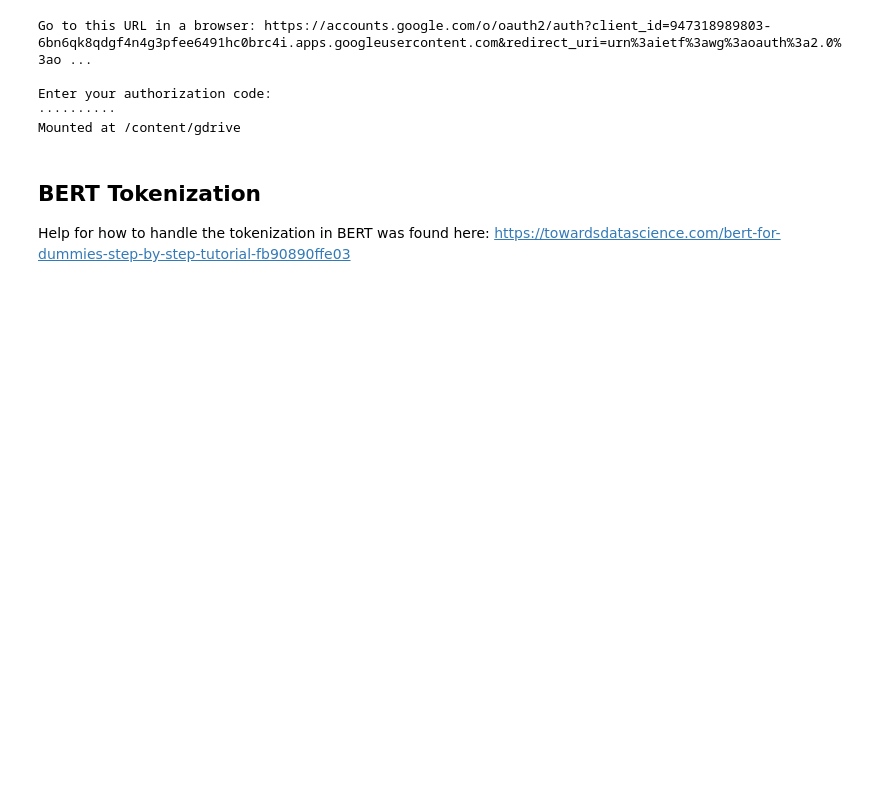
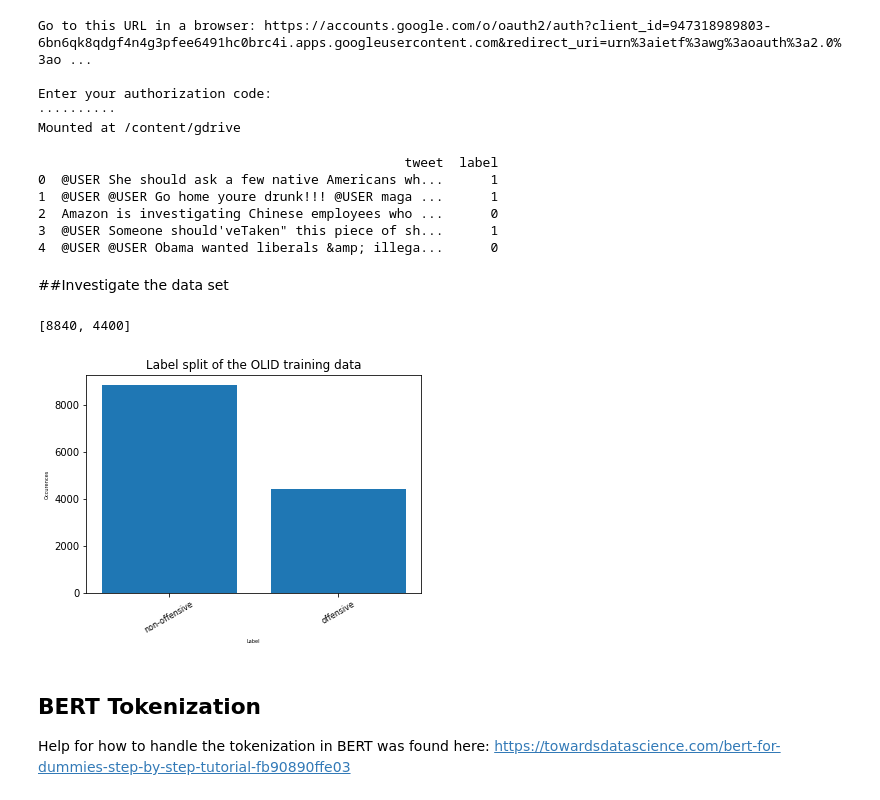
Before and after one commit to josbex/HS-detection_in_social_media_posts, a Jupyter notebook: Hate_speech_detection_in_social_media_posts.ipynb, the cells around one changed output. Saved outputs shown, nothing was run; the diff lists cells and outputs as text; code cells hidden in the pictures; blank space fills up the shorter version.

```diff
--- a/Hate_speech_detection_in_social_media_posts.ipynb
+++ b/Hate_speech_detection_in_social_media_posts.ipynb
@@ -59,7 +60,44 @@ df = pd.read_csv("/content/gdrive/My Drive/thesis/dataset/training_data.tsv", se
 print(df.head())
 #Saving tweets and their labels as numpy arrays
 tweets = df.tweet.values
-labels = df.labels.values
+labels = df.label.values
+# %% [output]
+                                               tweet  label
+0  @USER She should ask a few native Americans wh...      1
+1  @USER @USER Go home youre drunk!!! @USER maga ...      1
+2  Amazon is investigating Chinese employees who ...      0
+3  @USER Someone should'veTaken" this piece of sh...      1
+4  @USER @USER Obama wanted liberals &amp; illega...      0
+# %% [markdown]
+##Investigate the data set
+# %%
+def count_occurences():
+  occurences = []
+  OFFcount = np.count_nonzero(labels)
+  occurences.append(len(labels)- OFFcount)
+  occurences.append(OFFcount)
+  return occurences
+
+labelStr = ['non-offensive', 'offensive']
+occurences = count_occurences()
+print(occurences)
+
+def plot_bar_x():
+  # this is for plotting purpose
+  fig = plt.figure()
+  index = np.arange(len(labelStr))
+  plt.bar(index, occurences)
+  plt.xlabel('Label', fontsize=5)
+  plt.ylabel('Occurences', fontsize=5)
+  plt.xticks(index, labelStr, fontsize=8, rotation=30)
+  plt.title('Label split of the OLID training data')
+  plt.show()
+  fig.savefig("/content/gdrive/My Drive/thesis/dataset/label_split_new.png")
+
+plot_bar_x()
+# %% [output]
+[8840, 4400]
+[figure, added]
 # %% [markdown]
 ## BERT Tokenization
 
```
Also changed, not shown: parts of 17 cells of this notebook.
